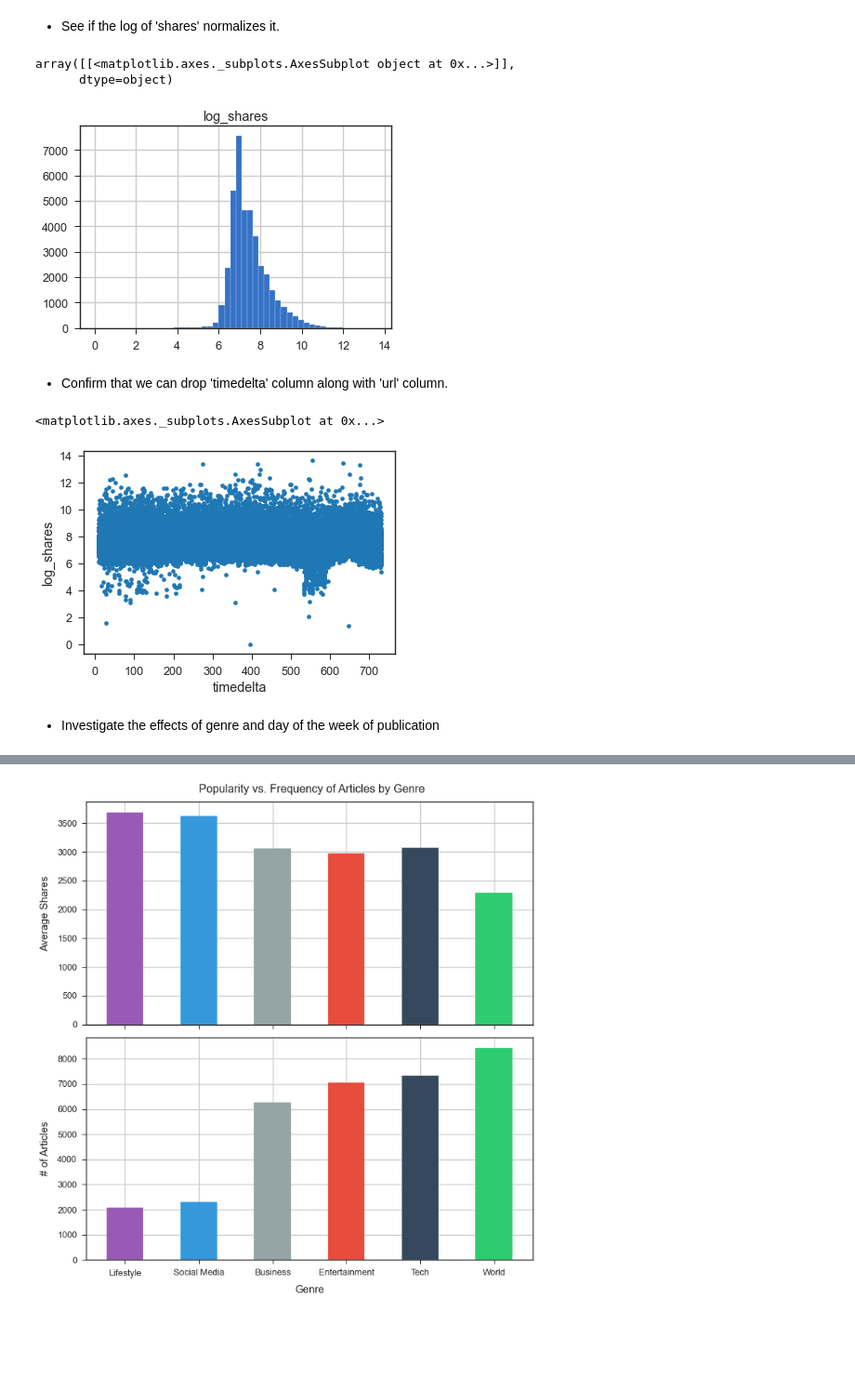
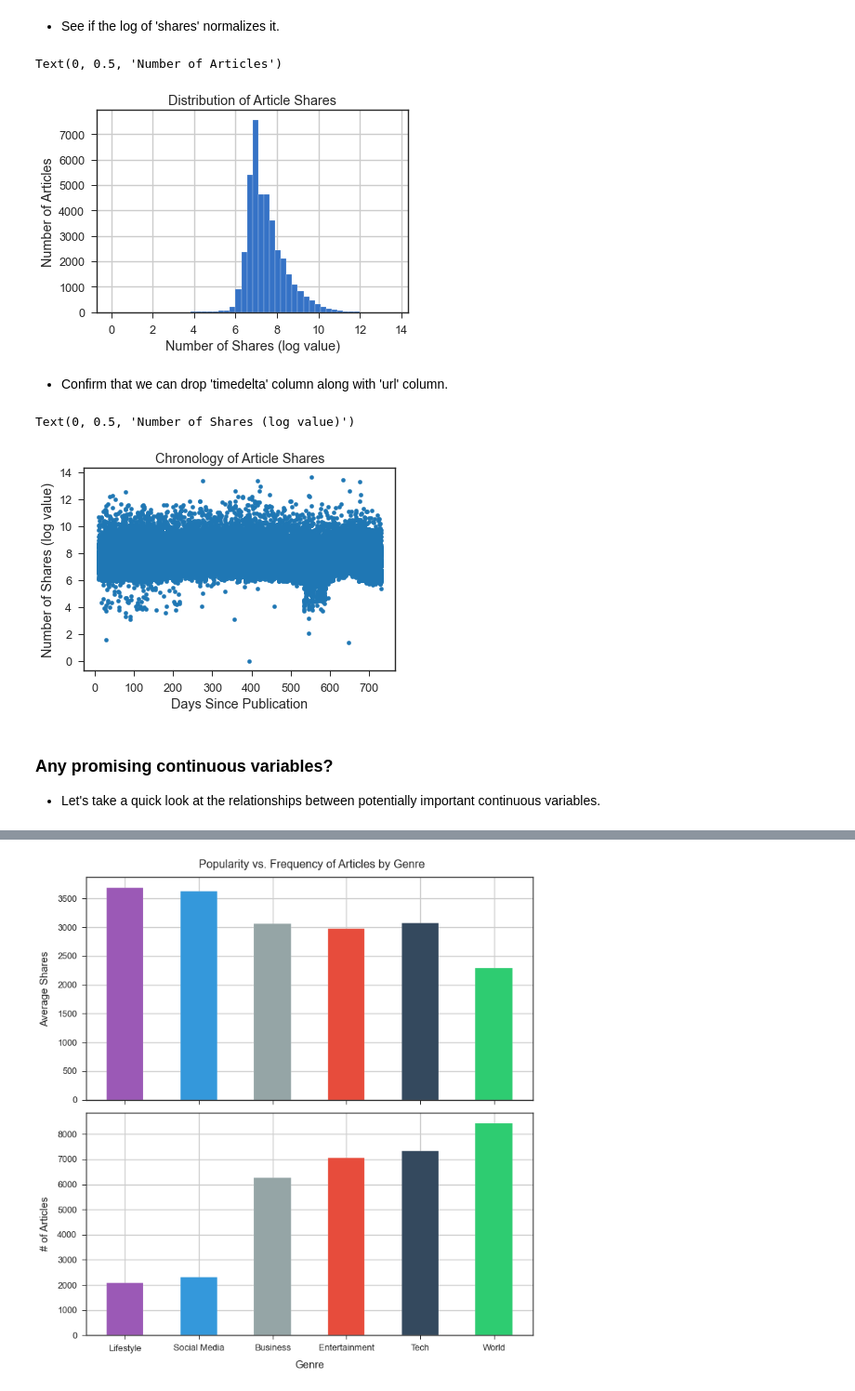
Before and after one commit to p-szymo/online_news_popularity, a Jupyter notebook: final_workbook.ipynb, the cells around one changed output, grey strips where cells are left out. Shown at 93% size. Cells and saved outputs as stored; diff of their text form; code cells hidden in the pictures; blank space fills up the shorter version.

```diff
--- a/final_workbook.ipynb
+++ b/final_workbook.ipynb
@@ -311,19 +186,26 @@ array([[<matplotlib.axes._subplots.AxesSubplot object at 0x...>]],
 * See if the log of 'shares' normalizes it.
 # %%
 df['log_shares'] = df.shares.apply(lambda x: np.log(x))
+
 df.hist('log_shares', bins=50)
+plt.title('Distribution of Article Shares')
+plt.xlabel('Number of Shares (log value)')
+plt.ylabel('Number of Articles')
 # %% [output]
-array([[<matplotlib.axes._subplots.AxesSubplot object at 0x...>]],
-      dtype=object)
+Text(0, 0.5, 'Number of Articles')
-[figure, old version]
+[figure, new version]
 # %% [markdown]
 * Confirm that we can drop 'timedelta' column along with 'url' column.
 # %%
 df.plot.scatter('timedelta', 'log_shares', c='tab:blue')
+plt.title('Chronology of Article Shares')
+plt.xlabel('Days Since Publication')
+plt.ylabel('Number of Shares (log value)')
 # %% [output]
-<matplotlib.axes._subplots.AxesSubplot at 0x...>
+Text(0, 0.5, 'Number of Shares (log value)')
-[figure, old version]
+[figure, new version]
 # %%
 df.drop(columns=['url', 'timedelta'], inplace=True)
-# %% [markdown]
-* Investigate the effects of genre and day of the week of publication
+# %% [markdown]
+### Any promising continuous variables?
+* Let's take a quick look at the relationships between potentially important continuous variables.
```
Also changed, not shown: parts of 101 cells of this notebook, 4 other files.
